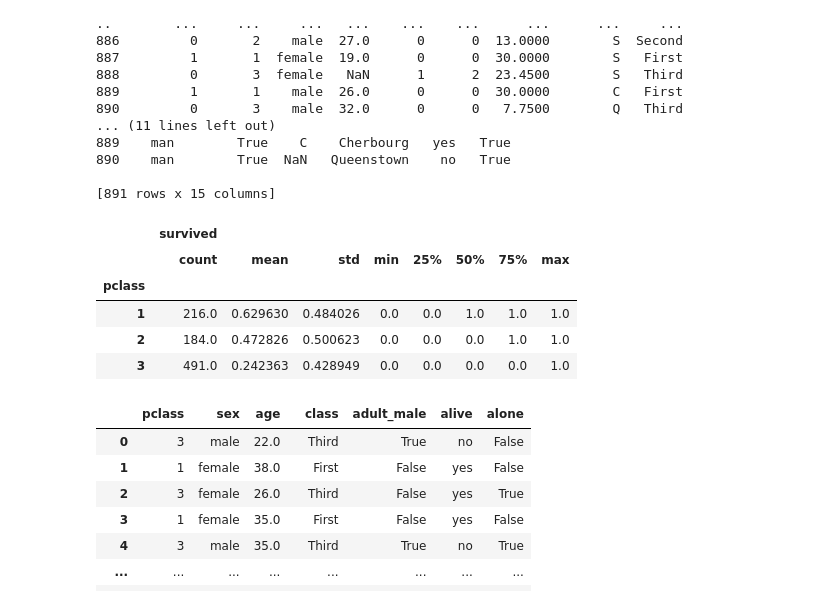
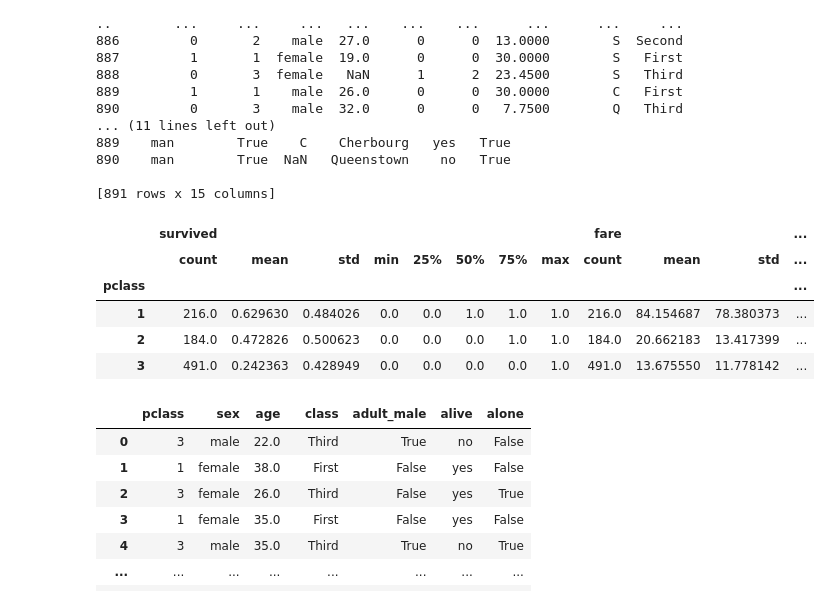
Before and after one commit to Sohammehta1/Datascience, a Jupyter notebook: Assingment4.ipynb, the cells around one changed output. Saved outputs shown, nothing was run; the diff lists cells and outputs as text; code cells hidden in the pictures.

```diff
--- a/Assingment4.ipynb
+++ b/Assingment4.ipynb
@@ -25,14 +25,14 @@ print(df)
 
 [891 rows x 15 columns]
 # %%
-df[['survived','pclass']].groupby('pclass').describe()
+df[['survived','pclass','fare']].groupby('pclass').describe()
 # %% [output]
-|  | survived |  |  |  |  |  |  |  |
-|  | count | mean | std | min | 25% | 50% | 75% | max |
-| pclass |  |  |  |  |  |  |  |  |
-| 1 | 216.0 | 0.629630 | 0.484026 | 0.0 | 0.0 | 1.0 | 1.0 | 1.0 |
-| 2 | 184.0 | 0.472826 | 0.500623 | 0.0 | 0.0 | 0.0 | 1.0 | 1.0 |
-| 3 | 491.0 | 0.242363 | 0.428949 | 0.0 | 0.0 | 0.0 | 0.0 | 1.0 |
+|  | survived |  |  |  |  |  |  |  | fare |  |  | ... |
+|  | count | mean | std | min | 25% | 50% | 75% | max | count | mean | std | ... |
+| pclass |  |  |  |  |  |  |  |  |  |  |  | ... |
+| 1 | 216.0 | 0.629630 | 0.484026 | 0.0 | 0.0 | 1.0 | 1.0 | 1.0 | 216.0 | 84.154687 | 78.380373 | ... |
+| 2 | 184.0 | 0.472826 | 0.500623 | 0.0 | 0.0 | 0.0 | 1.0 | 1.0 | 184.0 | 20.662183 | 13.417399 | ... |
+| 3 | 491.0 | 0.242363 | 0.428949 | 0.0 | 0.0 | 0.0 | 0.0 | 1.0 | 491.0 | 13.675550 | 11.778142 | ... |
 # %%
 col_rem = ['survived', 'embarked', 'embark_town','who', 'sibsp','parch', 'deck', 'fare']
 filtered_df = df.drop(columns=col_rem)
```
Also changed, not shown: 3 other files.
